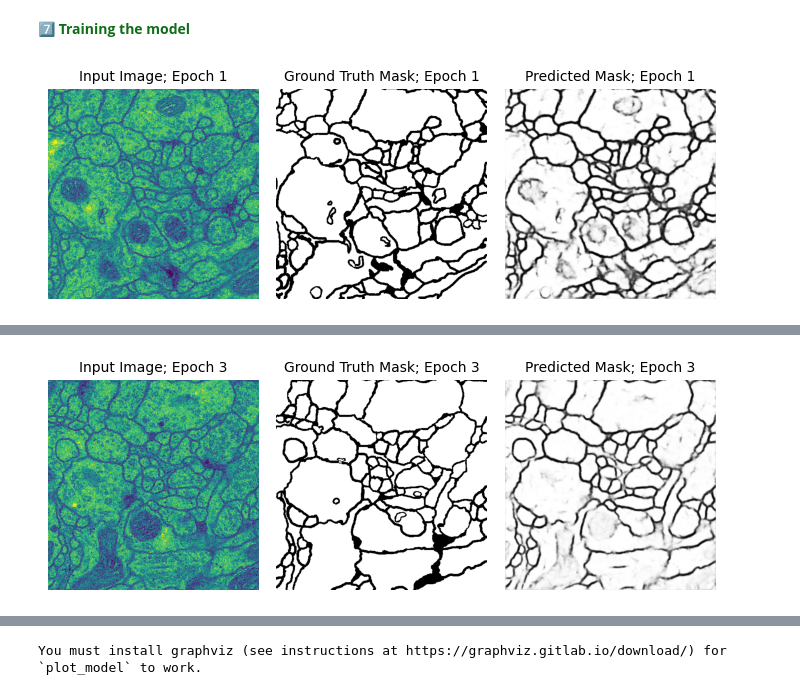
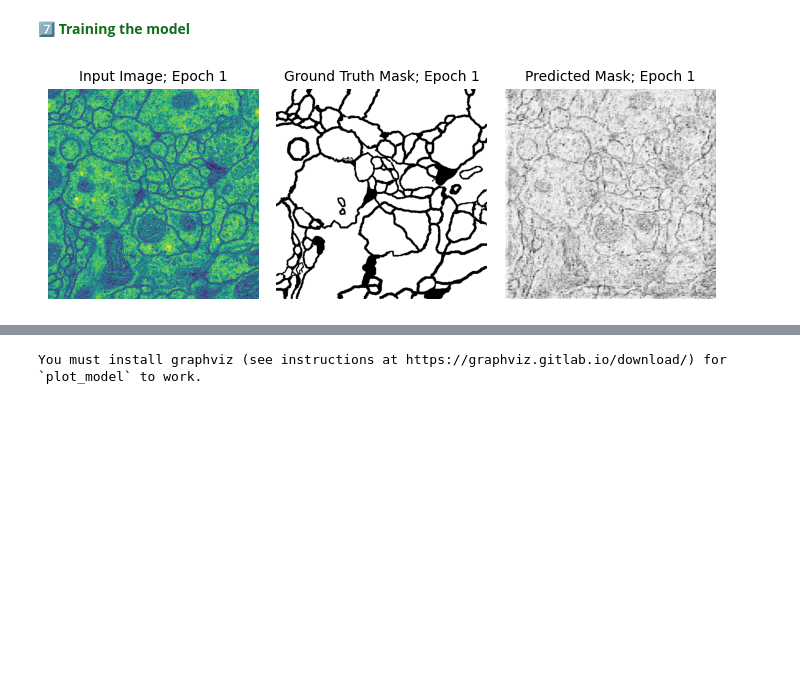
Before and after one commit to RezaSaadatyar/Medical-Image-Processing, a Jupyter notebook: Code/03_resunet.ipynb, the cells around one changed output, grey strips where cells are left out. Drawn from its saved outputs; the diff is of its cells as text; code cells hidden in the pictures; blank space fills up the shorter version.

```diff
--- a/Code/03_resunet.ipynb
+++ b/Code/03_resunet.ipynb
@@ -227,7 +227,7 @@ def prepare_dataset(
 
     return train_dataset, valid_dataset, test_dataset
 # %%
-batch_size = 4
+batch_size = 32
 
 # Assuming data_resize and masks_resize are your input data and masks
 train_dataset, valid_dataset, test_dataset = prepare_dataset(
@@ -250,7 +250,7 @@ Training shuffle: enabled
 (TensorSpec(shape=(None, 512, 512, 1), dtype=tf.float32, name=None),
  TensorSpec(shape=(None, 512, 512, 1), dtype=tf.float32, name=None))
 # %%
-train_dataset, valid_dataset, test_dataset = train_dataset.take(4), valid_dataset.take(3), test_dataset.take(2)
+train_dataset, valid_dataset, test_dataset = train_dataset.take(3), valid_dataset.take(2), test_dataset.take(2)
 # %%
 # Convert the validation dataset to a list of numpy arrays
 list(valid_dataset.as_numpy_iterator())
@@ -773,22 +770,22 @@ callbacks = [
 # %%
 # Train the model
 # Hyperparameters
-num_epochs = 3
+num_epochs = 2
 history = model.fit(
     train_dataset,
     epochs=num_epochs,
     callbacks=callbacks,
     validation_data=valid_dataset,
     shuffle=False,
     verbose=1,
 )
 
 # Evaluate on test set
 results = model.evaluate(test_dataset, return_dict=True, verbose=1)
 # print(f"Test Dice Coefficient: {results['dice_coef']:.3f}")
 # print(f"Test IoU: {results['iou']:.3f}")
 # print(f"Test Recall: {results['recall']:.3f}")
 # print(f"Test Precision: {results['precision']:.3f}")
 # print(f"Test Loss: {results['loss']:.3f}")
 # %% [output]
-[figure, old version]
+[figure, new version]
@@ -805 +792,0 @@ Epoch 3/3
-[figure, removed]
```
Also changed, not shown: parts of 4 cells of this notebook, 2 other files.
